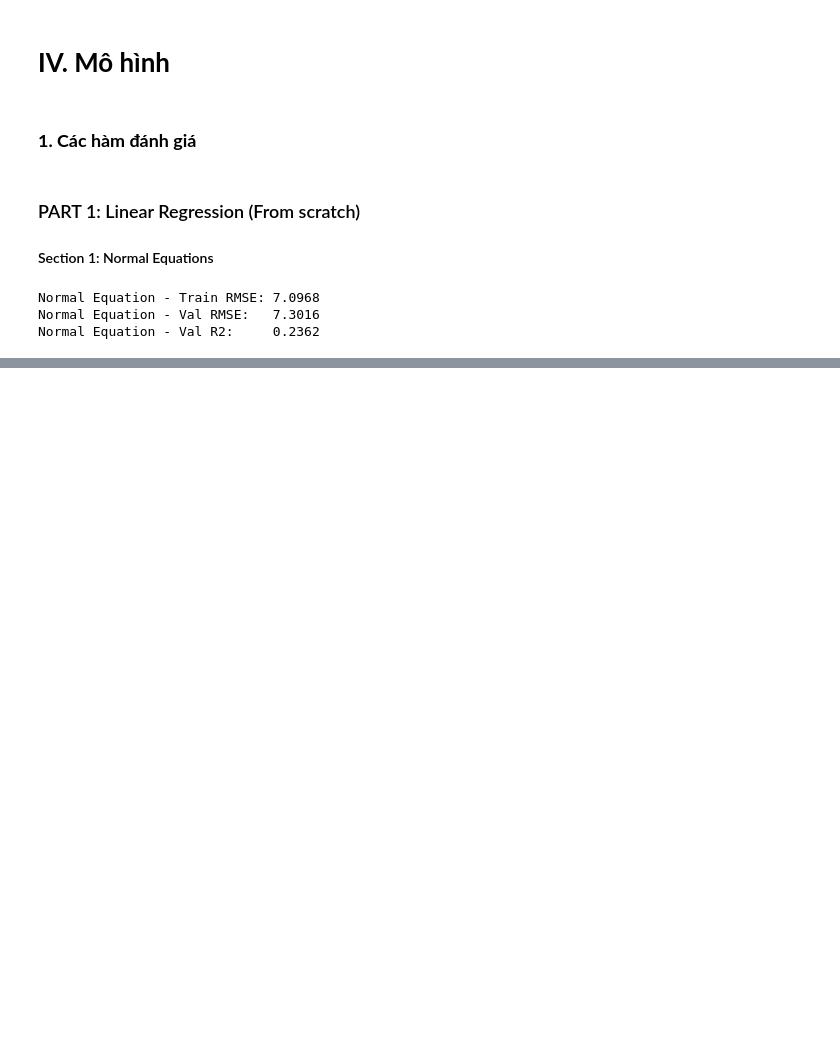
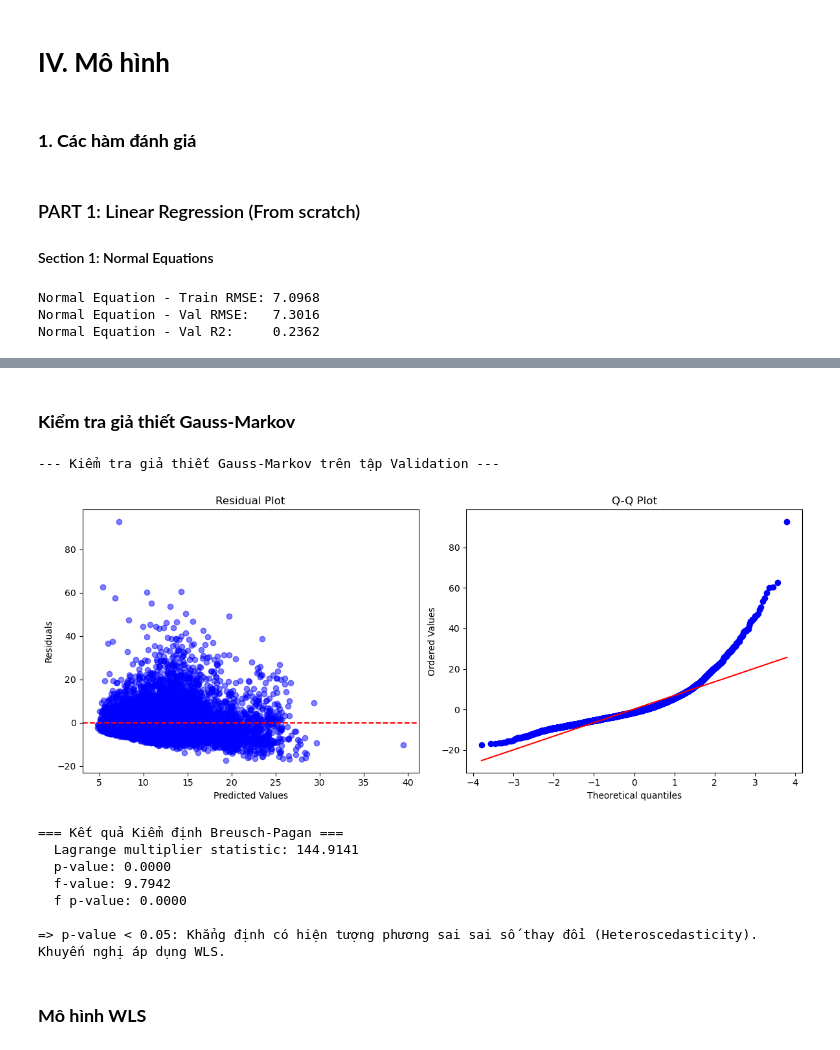
Before and after one commit to conluoi123/Machine-Learning---Project-1-, a Jupyter notebook: code/Part1_Regression/models.ipynb, the cells around one changed output, grey strips where cells are left out. Saved outputs shown, nothing was run; the diff lists cells and outputs as text; code cells hidden in the pictures; blank space fills up the shorter version.

Commit message:
models

```diff
--- a/code/Part1_Regression/models.ipynb
+++ b/code/Part1_Regression/models.ipynb
@@ -163,0 +178,53 @@ plt.show()
+# %% [markdown]
+### **Kiểm tra giả thiết Gauss-Markov**
+# %%
+def check_gauss_markov(model, X, y, y_pred):
+    residuals = y - y_pred
+
+    fig, axes = plt.subplots(1, 2, figsize=(12, 5))
+
+    # 1. Vẽ Residual Plot (Kiểm tra phương sai sai số không đổi)
+    axes[0].scatter(y_pred, residuals, alpha=0.5, color='blue')
+    axes[0].axhline(y=0, color='r', linestyle='--')
+    axes[0].set_title('Residual Plot')
+    axes[0].set_xlabel('Predicted Values')
+    axes[0].set_ylabel('Residuals')
+
+    # 2. Vẽ Q-Q Plot (Kiểm tra phân phối chuẩn của phần dư)
+    stats.probplot(residuals, dist="norm", plot=axes[1])
+    axes[1].set_title('Q-Q Plot')
+
+    plt.tight_layout()
+    plt.show()
+
+    # 3. Thực hiện Breusch-Pagan Test
+    # Cần thêm hằng số (intercept) vào ma trận X để test bằng thư viện statsmodels
+    X_with_const = sm.add_constant(X)
+    bp_test = het_breuschpagan(residuals, X_with_const)
+    labels = ['Lagrange multiplier statistic', 'p-value', 'f-value', 'f p-value']
+    bp_results = dict(zip(labels, bp_test))
+
+    print("=== Kết quả Kiểm định Breusch-Pagan ===")
+    for k, v in bp_results.items():
+        print(f"  {k}: {v:.4f}")
+
+    if bp_results['p-value'] < 0.05:
+        print("\n=> p-value < 0.05: Khẳng định có hiện tượng phương sai sai số thay đổi (Heteroscedasticity). Khuyến nghị áp dụng WLS.")
+    else:
+        print("\n=> p-value >= 0.05: Không có bằng chứng khẳng định Heteroscedasticity. Giả thiết (Homoscedasticity) được thỏa mãn.")
+
+# Chạy kiểm tra cho mô hình Normal Equation mà bạn đã Fit trước đó:
+print("--- Kiểm tra giả thiết Gauss-Markov trên tập Validation ---")
+check_gauss_markov(ne_model, X_val, y_val, ne_pred_val)
+# %% [output]
+--- Kiểm tra giả thiết Gauss-Markov trên tập Validation ---
+[figure, added]
+=== Kết quả Kiểm định Breusch-Pagan ===
+  Lagrange multiplier statistic: 144.9141
+  p-value: 0.0000
+  f-value: 9.7942
+  f p-value: 0.0000
+
+=> p-value < 0.05: Khẳng định có hiện tượng phương sai sai số thay đổi (Heteroscedasticity). Khuyến nghị áp dụng WLS.
+# %% [markdown]
+### **Mô hình WLS**
```
Also changed, not shown: parts of 26 cells of this notebook.
